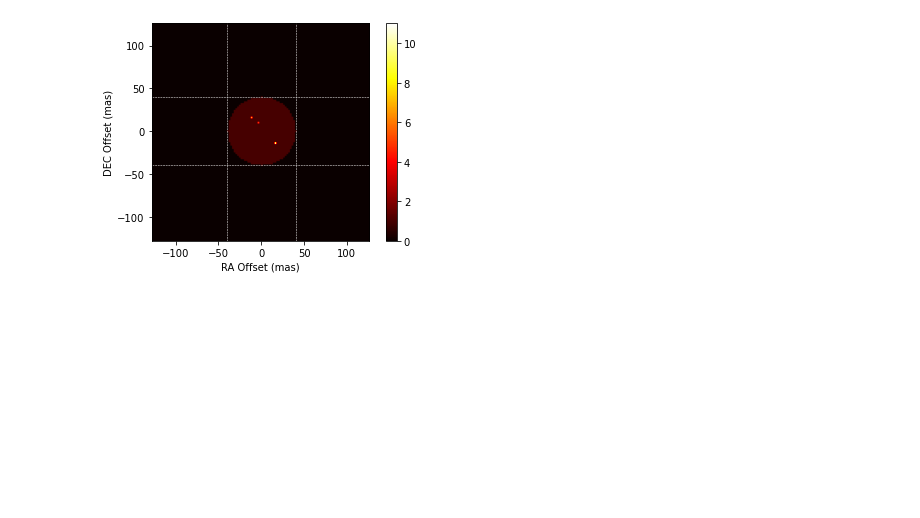
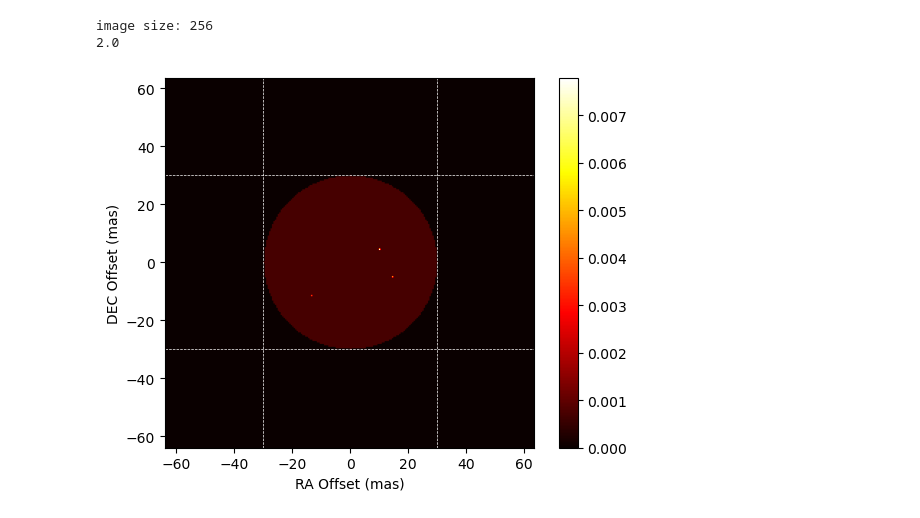
Before and after one commit to behzadarbab/Machine-Learning-Imaging, a Jupyter notebook: scripts/model_star_maker.ipynb, the cells around one changed output. Cells and saved outputs as stored; diff of their text form; code cells hidden in the pictures; blank space fills up the shorter version.

```diff
--- a/scripts/model_star_maker.ipynb
+++ b/scripts/model_star_maker.ipynb
@@ -219,28 +326,36 @@ def star_maker_delta_fn(image_size, pixel_size_mas, star_radius_mas, star_peak_b
 # %%
 # function inputs
 ###-----------------------------###
 # image parameters
-image_size = 128
-pixel_size_mas = 2.0
+image_size = 256
+pixel_size_mas = 0.5
 noise_level = 0.1
 
 # star parameters
-star_radius_mas = 80
+star_radius_mas = 30
 star_peak_br = 1
 star_RA_deg=2.27922708E+02
 star_DEC_deg=-4.8333058E+01
 
 # spot parameters
 spot_positions = ['random', 'random', 'random']
 #spot_positions = [(10,10), (5,6), (25,40)]
 spot_peak_brs = [10, 4, 6]
 spot_std_devs = [3,4,4]
 ###-----------------------------###
 
 
 # function call
 ###-----------------------------###
-star_image_with_noise, fits_filename = star_maker_delta_fn(image_size=image_size, pixel_size_mas=pixel_size_mas, star_radius_mas=star_radius_mas, star_peak_br=star_peak_br, noise_level=noise_level, spot_peak_brs=spot_peak_brs, spot_positions=spot_positions, spot_std_devs=spot_std_devs, star_RA_deg=star_RA_deg,  star_DEC_deg=star_DEC_deg)
-###-----------------------------###
+star_image= star_maker_new(image_size=image_size, pixel_size_mas=pixel_size_mas, star_radius_mas=star_radius_mas,
+                           star_peak_br=star_peak_br, spot_peak_brs=spot_peak_brs, seed=20, star_RA_deg=star_RA_deg,
+                           star_DEC_deg=star_DEC_deg, flux=2)
+# flux= np.sum(star_image)*pixel_size_mas**2
+# star_image = star_image/flux
+print(np.sum(star_image)*pixel_size_mas**2)
+# star_image_with_noise, fits_filename = star_maker_delta_fn(image_size=image_size, pixel_size_mas=pixel_size_mas, star_radius_mas=star_radius_mas, star_peak_br=star_peak_br, noise_level=noise_level, spot_peak_brs=spot_peak_brs, spot_positions=spot_positions, spot_std_devs=spot_std_devs, star_RA_deg=star_RA_deg,  star_DEC_deg=star_DEC_deg)
+# ###-----------------------------###
 # %% [output]
+image size: 256
+2.0
-[figure, old version]
+[figure, new version]
```
Also changed, not shown: parts of 2 cells of this notebook, 21 other files.
